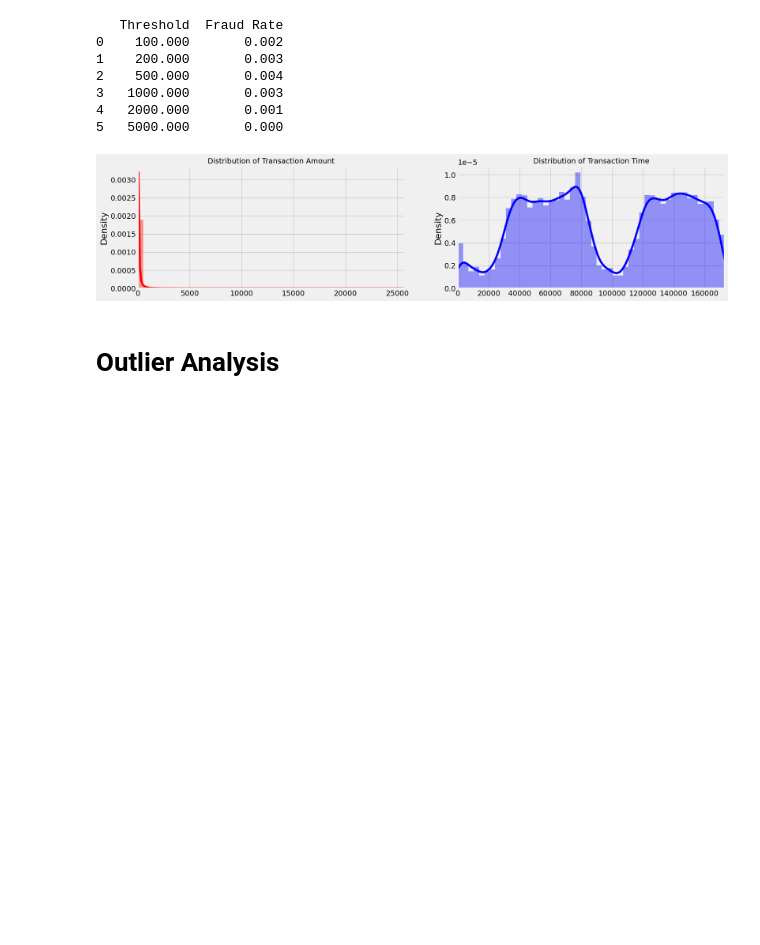
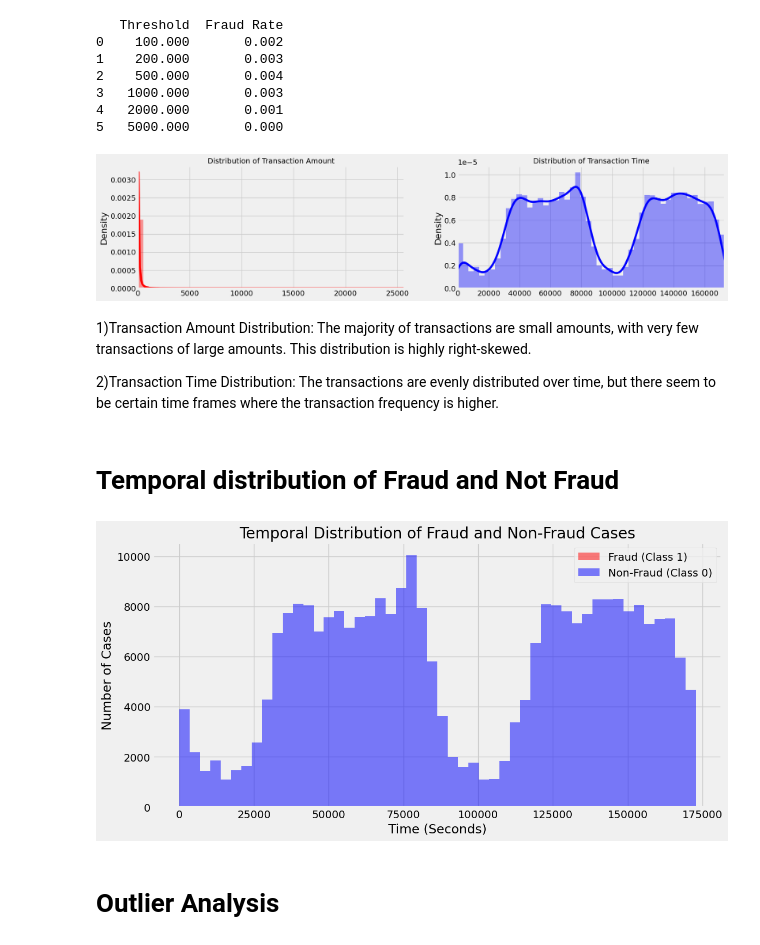
Before and after one commit to Data-606-Kiran/Capstone_Project, a Jupyter notebook: Credit_Card_Fraud_Detection.ipynb, the cells around one changed output. Cells and saved outputs as stored; diff of their text form; code cells hidden in the pictures; blank space fills up the shorter version.

```diff
--- a/Credit_Card_Fraud_Detection.ipynb
+++ b/Credit_Card_Fraud_Detection.ipynb
@@ -268,6 +341,29 @@ ax[1].set_xlim([min(time_val), max(time_val)])
 plt.show()
 # %% [output]
 [figure]
+# %% [markdown]
+1)Transaction Amount Distribution: The majority of transactions are small amounts, with very few transactions of large amounts. This distribution is highly right-skewed.
+
+2)Transaction Time Distribution: The transactions are evenly distributed over time, but there seem to be certain time frames where the transaction frequency is higher.
+# %% [markdown]
+# Temporal distribution of Fraud and Not Fraud
+# %%
+# Filter the data for fraud (Class 1) and non-fraud (Class 0) cases
+fraud_cases = data[data['Class'] == 1]
+non_fraud_cases = data[data['Class'] == 0]
+
+# Create a histogram to visualize the temporal distribution of fraud and non-fraud cases
+plt.figure(figsize=(12, 6))
+plt.hist(fraud_cases['Time'], bins=50, color='red', alpha=0.5, label='Fraud (Class 1)')
+plt.hist(non_fraud_cases['Time'], bins=50, color='blue', alpha=0.5, label='Non-Fraud (Class 0)')
+plt.title('Temporal Distribution of Fraud and Non-Fraud Cases')
+plt.xlabel('Time (Seconds)')
+plt.ylabel('Number of Cases')
+plt.legend()
+plt.grid(True)
+plt.show()
+# %% [output]
+[figure, added]
 # %% [markdown]
 # Outlier Analysis
 # %%
```
Also changed, not shown: parts of 36 cells of this notebook.
